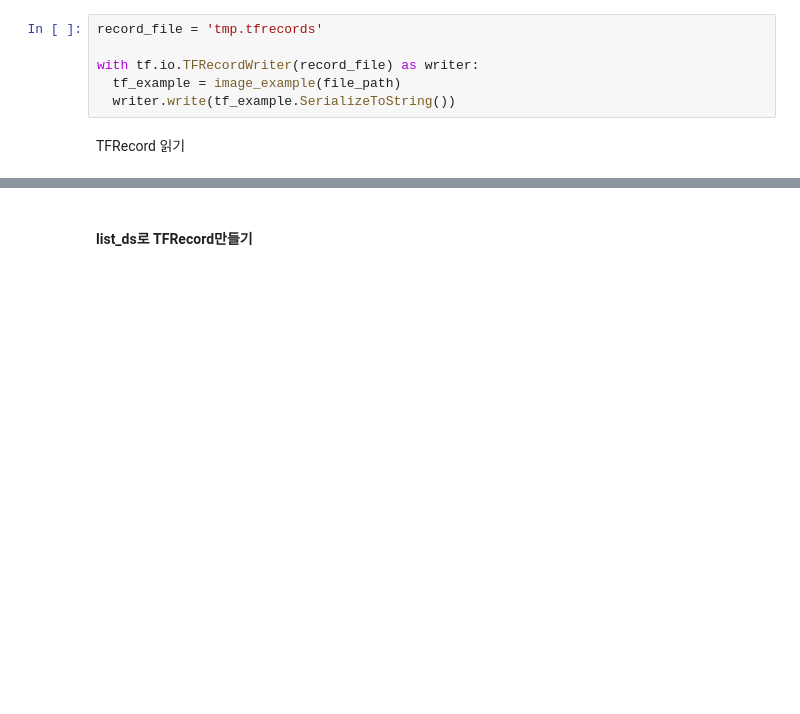
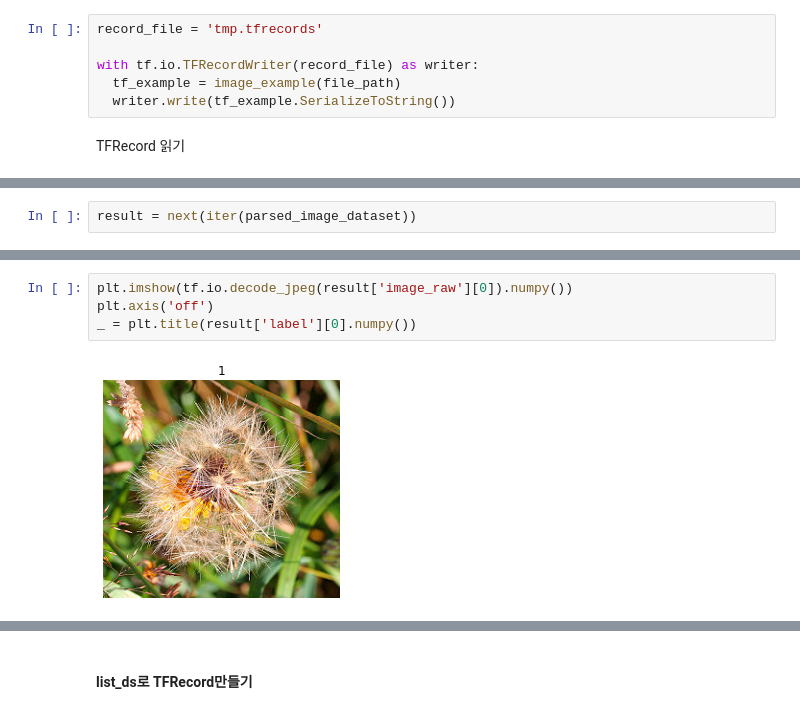
Before and after one commit to iskra3138/colab_repo, a Jupyter notebook: images_TF_Official.ipynb, the cells around one changed output, grey strips where cells are left out. Cells and saved outputs as stored; diff of their text form; blank space fills up the shorter version.

```diff
--- a/images_TF_Official.ipynb
+++ b/images_TF_Official.ipynb
@@ -290,0 +335,2 @@ for image_features in parsed_image_dataset:
+# %%
+result = next(iter(parsed_image_dataset))
@@ -291,3 +345,9 @@ for image_features in parsed_image_dataset:
+# %%
+plt.imshow(tf.io.decode_jpeg(result['image_raw'][0]).numpy())
+plt.axis('off')
+_ = plt.title(result['label'][0].numpy())
+# %% [output]
+[figure, added]
 # %%
 CLASS_NAMES
 # %% [output]
```
Also changed, not shown: parts of 40 cells of this notebook.
